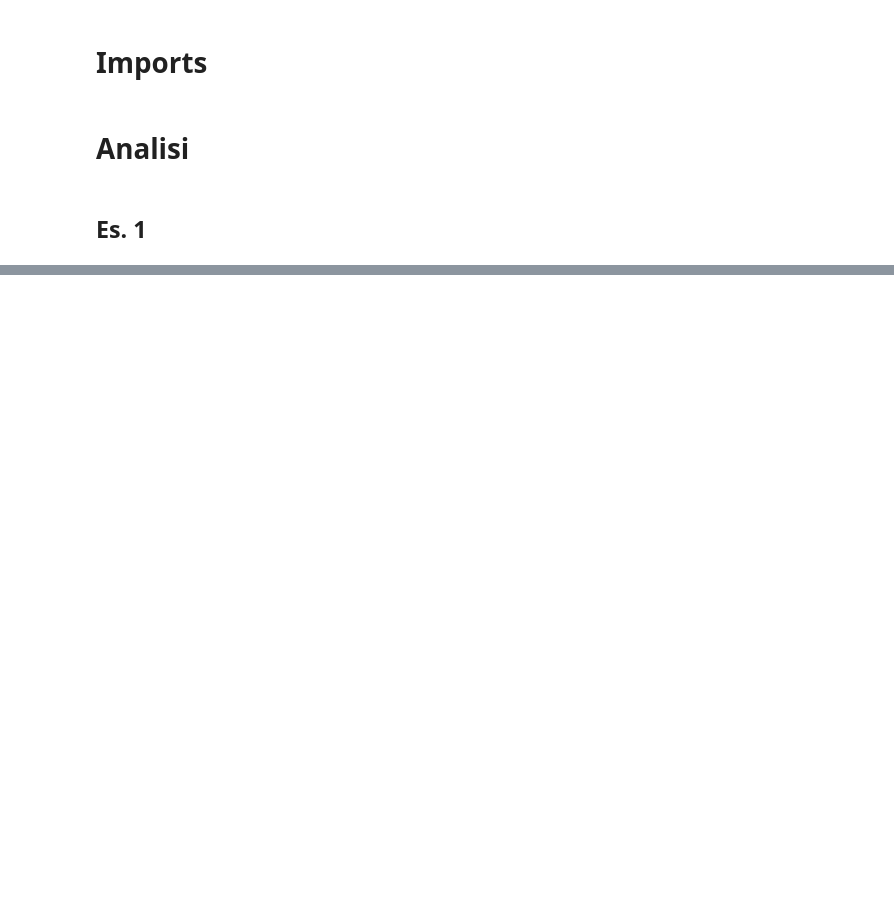
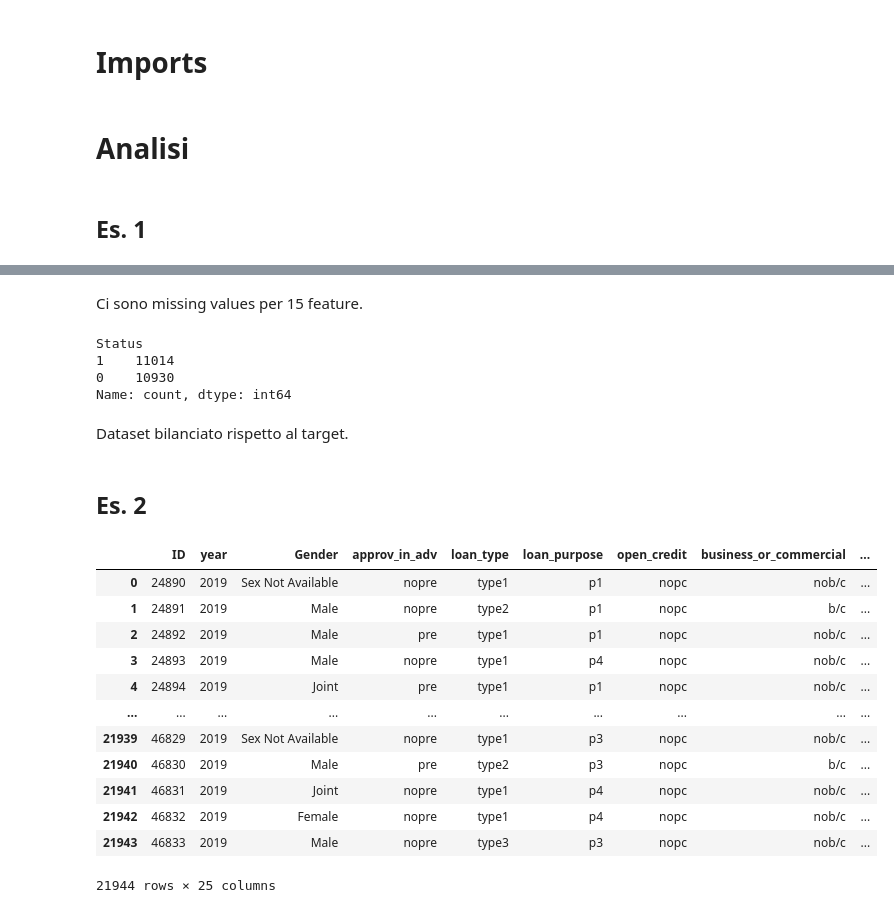
Before and after one commit to karim1644/BDTA, a Jupyter notebook: Past-Exams/2025-02-18/2025-02-18.ipynb, the cells around one changed output, grey strips where cells are left out. Saved outputs shown, nothing was run; the diff lists cells and outputs as text; code cells hidden in the pictures; blank space fills up the shorter version.

```diff
--- a/Past-Exams/2025-02-18/2025-02-18.ipynb
+++ b/Past-Exams/2025-02-18/2025-02-18.ipynb
@@ -53,0 +95,30 @@ import seaborn as sns
+# %% [markdown]
+Ci sono missing values per 15 feature.
+# %%
+df['Status'].value_counts()
+# %% [output]
+Status
+1    11014
+0    10930
+Name: count, dtype: int64
+# %% [markdown]
+Dataset bilanciato rispetto al target.
+# %% [markdown]
+## Es. 2
+# %%
+df['ratio'] = df['loan_amount']/df['property_value']
+df
+# %% [output]
+|  | ID | year | Gender | approv_in_adv | loan_type | loan_purpose | open_credit | business_or_commercial | ... |
+| 0 | 24890 | 2019 | Sex Not Available | nopre | type1 | p1 | nopc | nob/c | ... |
+| 1 | 24891 | 2019 | Male | nopre | type2 | p1 | nopc | b/c | ... |
+| 2 | 24892 | 2019 | Male | pre | type1 | p1 | nopc | nob/c | ... |
+| 3 | 24893 | 2019 | Male | nopre | type1 | p4 | nopc | nob/c | ... |
+| 4 | 24894 | 2019 | Joint | pre | type1 | p1 | nopc | nob/c | ... |
+| ... | ... | ... | ... | ... | ... | ... | ... | ... | ... |
+| 21939 | 46829 | 2019 | Sex Not Available | nopre | type1 | p3 | nopc | nob/c | ... |
+| 21940 | 46830 | 2019 | Male | pre | type2 | p3 | nopc | b/c | ... |
+| 21941 | 46831 | 2019 | Joint | nopre | type1 | p4 | nopc | nob/c | ... |
+| 21942 | 46832 | 2019 | Female | nopre | type1 | p4 | nopc | nob/c | ... |
+| 21943 | 46833 | 2019 | Male | nopre | type3 | p3 | nopc | nob/c | ... |
+21944 rows × 25 columns
```
Also changed, not shown: parts of 39 cells of this notebook, 1 other file.
